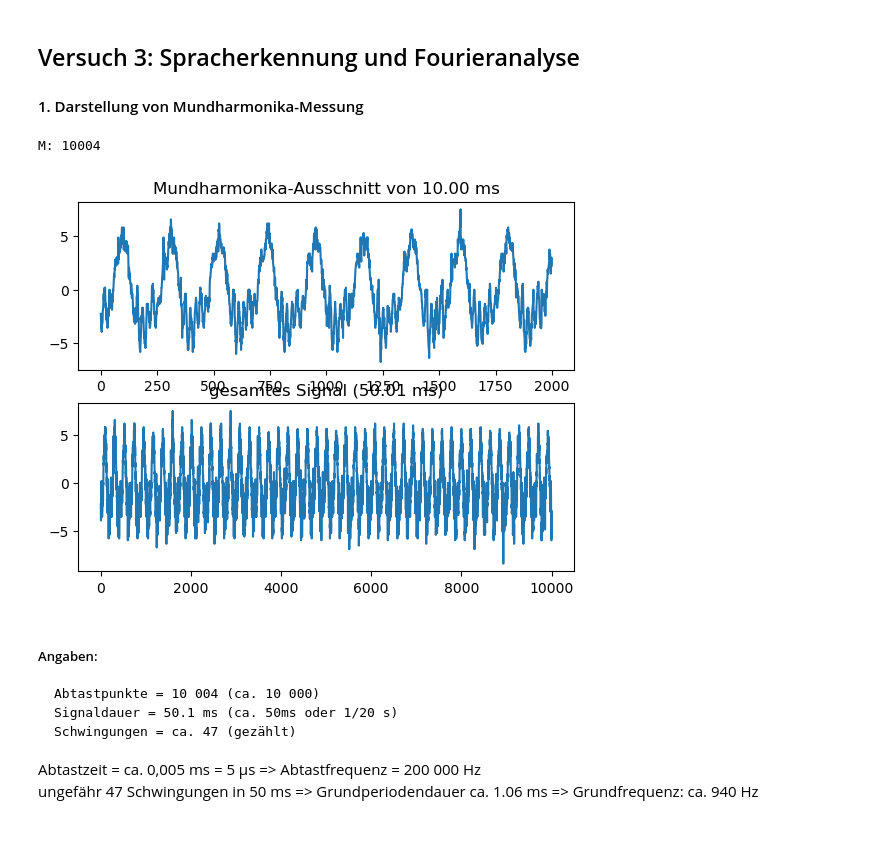
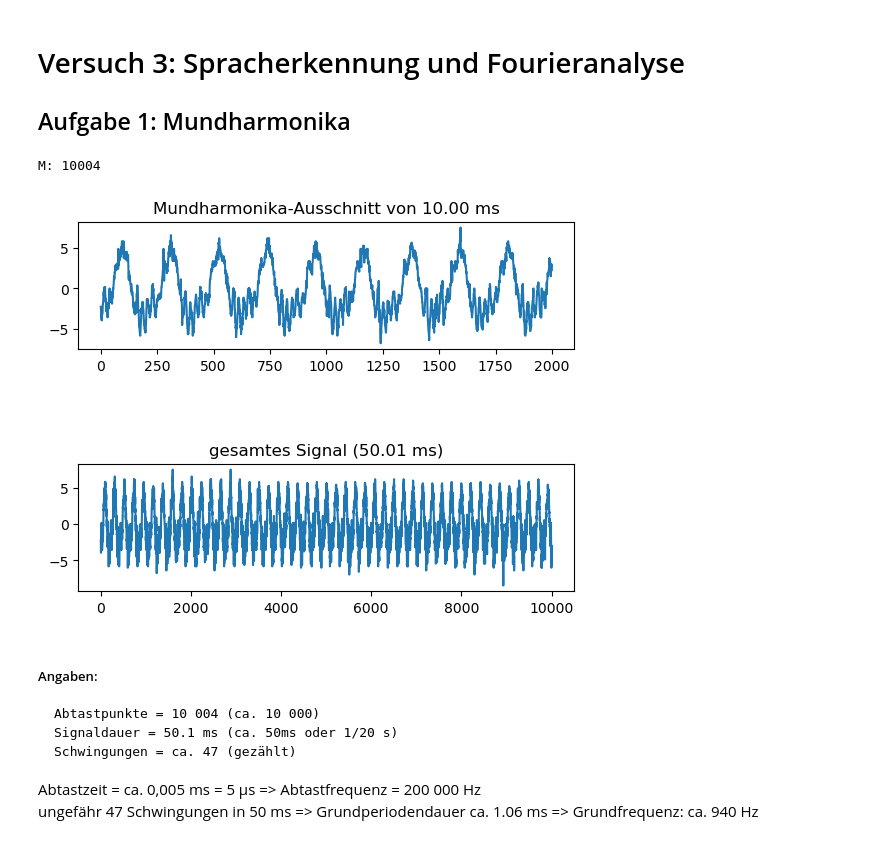
Before and after one commit to Atomarverseucht/AIN, a Jupyter notebook: 3/technische-grundlagen-der-kuenstlichen-intelligenz/versuch3/mikrofon.ipynb, the cells around one changed output. Saved outputs shown, nothing was run; the diff lists cells and outputs as text; code cells hidden in the pictures.

Commit message:
tgki v3.3 sprache 1

```diff
--- a/3/technische-grundlagen-der-kuenstlichen-intelligenz/versuch3/mikrofon.ipynb
+++ b/3/technische-grundlagen-der-kuenstlichen-intelligenz/versuch3/mikrofon.ipynb
@@ -4,28 +4,29 @@ import pandas as pd
 import matplotlib.pyplot as plt
 import scipy.signal as signal
 # %% [markdown]
-## Versuch 3: Spracherkennung und Fourieranalyse
+# Versuch 3: Spracherkennung und Fourieranalyse
 
-#### 1. Darstellung von Mundharmonika-Messung
+## Aufgabe 1: Mundharmonika
 # %%
 absPath = "D:/,.studium/HTWG/AIN/3/technische-grundlagen-der-kuenstlichen-intelligenz/versuch3"
 mundharmonika = pd.read_csv(f"{absPath}/mundharmonika.csv", sep=';', decimal=',', header=1)
 mundh = mundharmonika['(mV)']
 N = len(mundh)
 
 def dt(x): return mundharmonika['(ms)'][x] - mundharmonika['(ms)'][0]
 def dts(x): return dt(x) / 1000
 
 print(f"M: {mundh.size}")
 fig, splt = plt.subplots(2)
 splt[0].plot(mundh[0:2000])
 splt[0].set_title(f'Mundharmonika-Ausschnitt von {dt(2000):.2f} ms')
 splt[1].plot(mundh)
 splt[1].set_title(f"gesamtes Signal ({dt(mundh.size - 1):.2f} ms)")
+plt.subplots_adjust(hspace=0.9)
 plt.show()
 # %% [output]
 M: 10004
-[figure, old version]
+[figure, new version]
 # %% [markdown]
 ##### Angaben:
     Abtastpunkte = 10 004 (ca. 10 000)
```
Also changed, not shown: parts of 6 cells of this notebook.
